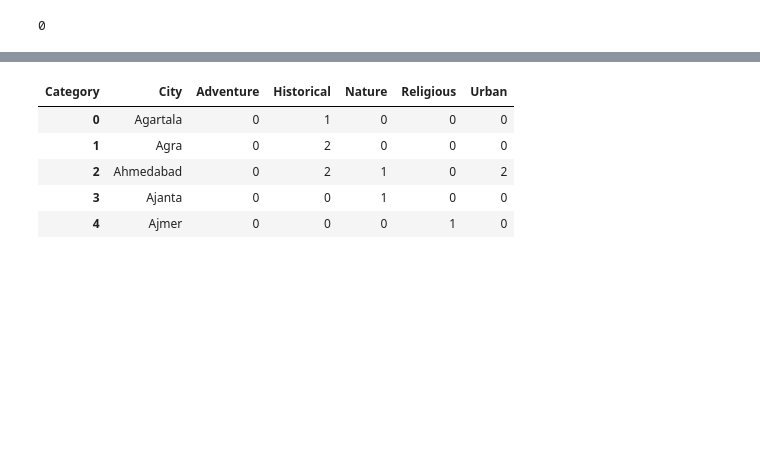
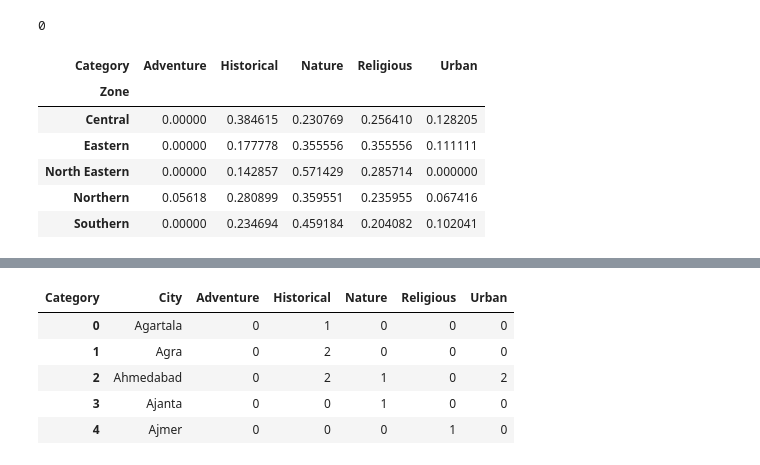
Before and after one commit to me-is-mukul/BonVoyage-AI-Travel-Planner, a Jupyter notebook: Bon Voyage/preprocess.ipynb, the cells around one changed output, grey strips where cells are left out. Saved outputs shown, nothing was run; the diff lists cells and outputs as text; code cells hidden in the pictures; blank space fills up the shorter version.

Commit message:
completed city recommender

```diff
--- a/Bon Voyage/preprocess.ipynb
+++ b/Bon Voyage/preprocess.ipynb
@@ -87,6 +87,9 @@ memory usage: 20.4 KB
 | 3 | Northern | Delhi | Delhi | Theme Park | 4.1 | Evening | 2.0 | ... |
 | 4 | Northern | Delhi | Delhi | Observatory | 4.2 | Morning | 2.0 | ... |
 # %%
+df['City'] = df['City'].replace({
+    'New Delhi': 'Delhi'
+})
 df.isnull().sum()
 # %% [output]
 Zone                           0
@@ -249,3 +264,18 @@ df[['Type', 'Category', 'Category_ID']].head(10)
 print(df['Category_ID'].isnull().sum())
 # %% [output]
 0
+# %%
+zone_vectors = pd.crosstab(df['Zone'], df['Category'])
+
+# normalize
+zone_vectors = zone_vectors.div(zone_vectors.sum(axis=1), axis=0)
+
+zone_vectors.head()
+# %% [output]
+| Category | Adventure | Historical | Nature | Religious | Urban |
+| Zone |  |  |  |  |  |
+| Central | 0.00000 | 0.384615 | 0.230769 | 0.256410 | 0.128205 |
+| Eastern | 0.00000 | 0.177778 | 0.355556 | 0.355556 | 0.111111 |
+| North Eastern | 0.00000 | 0.142857 | 0.571429 | 0.285714 | 0.000000 |
+| Northern | 0.05618 | 0.280899 | 0.359551 | 0.235955 | 0.067416 |
+| Southern | 0.00000 | 0.234694 | 0.459184 | 0.204082 | 0.102041 |
```
Also changed, not shown: parts of 8 cells of this notebook, 8 other files.
